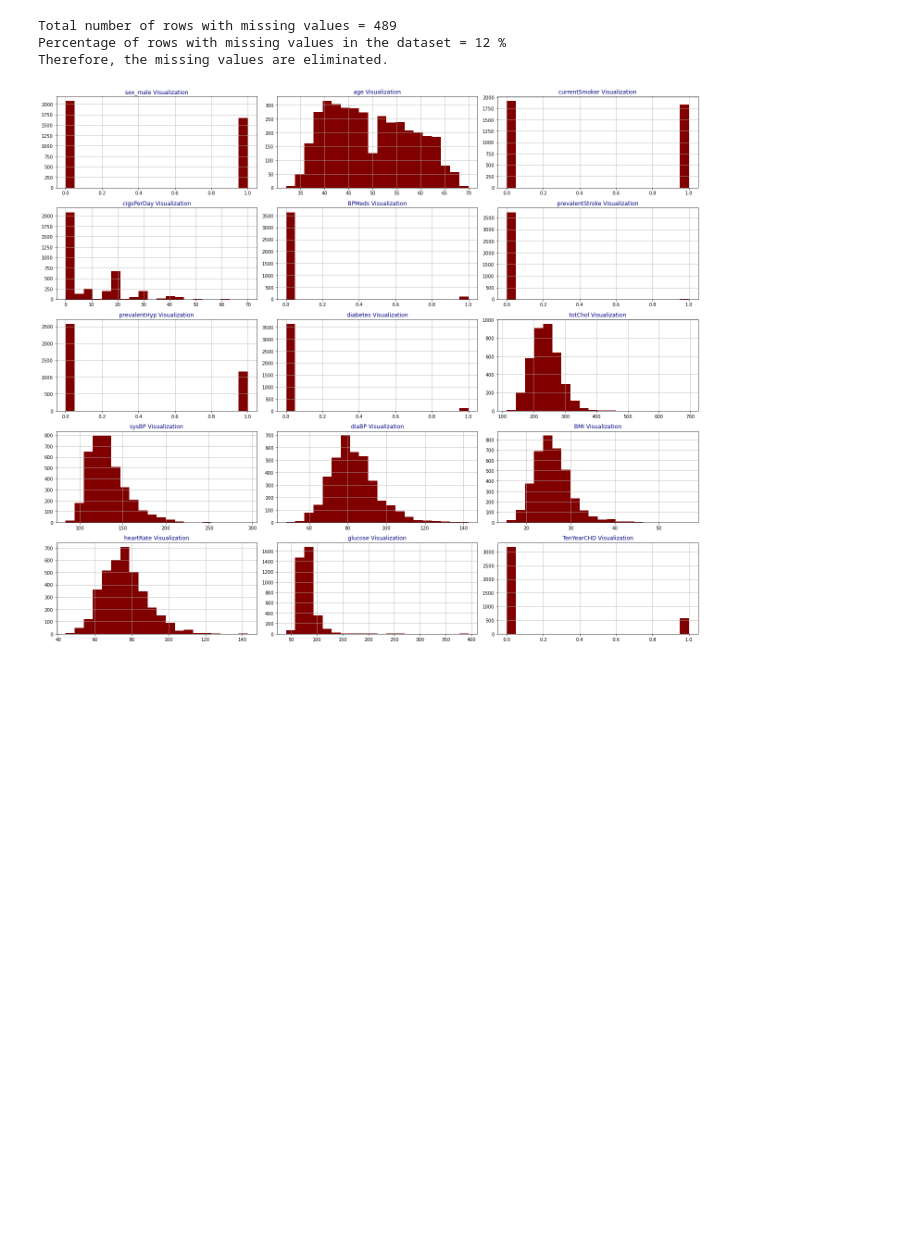
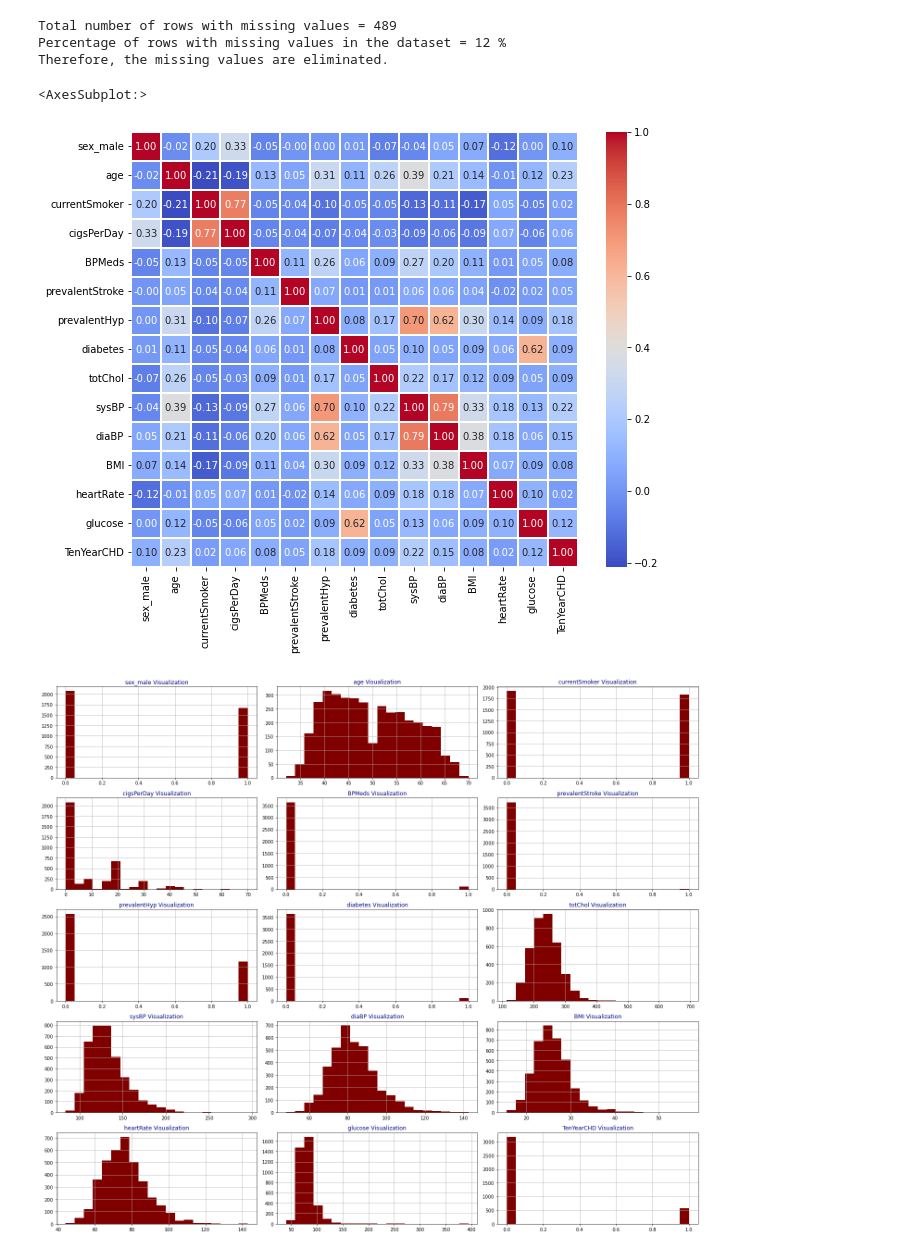
Before and after one commit to NimeshaPrasadini/ML_Assignment2_IT19028774_IT19140476_IT19123578_IT19138732, a Jupyter notebook: IT19028774_IT19140476_IT19123578_IT19138732.ipynb, the cells around one changed output. Saved outputs shown, nothing was run; the diff lists cells and outputs as text; code cells hidden in the pictures; blank space fills up the shorter version.

```diff
--- a/IT19028774_IT19140476_IT19123578_IT19138732.ipynb
+++ b/IT19028774_IT19140476_IT19123578_IT19138732.ipynb
@@ -63,6 +94,13 @@ Therefore, the missing values are eliminated.
 # %%
 #dropping the missing values
 chd_df.dropna(axis=0,inplace=True)
+# %%
+#Drawing heatmap for dataset
+plt.figure(figsize=(10,8))
+sn.heatmap(chd_df.corr(),annot=True,cmap='coolwarm',fmt='.2f',linewidths=2)
+# %% [output]
+<AxesSubplot:>
+[figure, added]
 # %%
 #Exploratory Analysis by drawing histograms for CHD features
 def draw_chd_histograms(dataframe, features, rows, cols):
```
Also changed, not shown: parts of 3 cells of this notebook.
